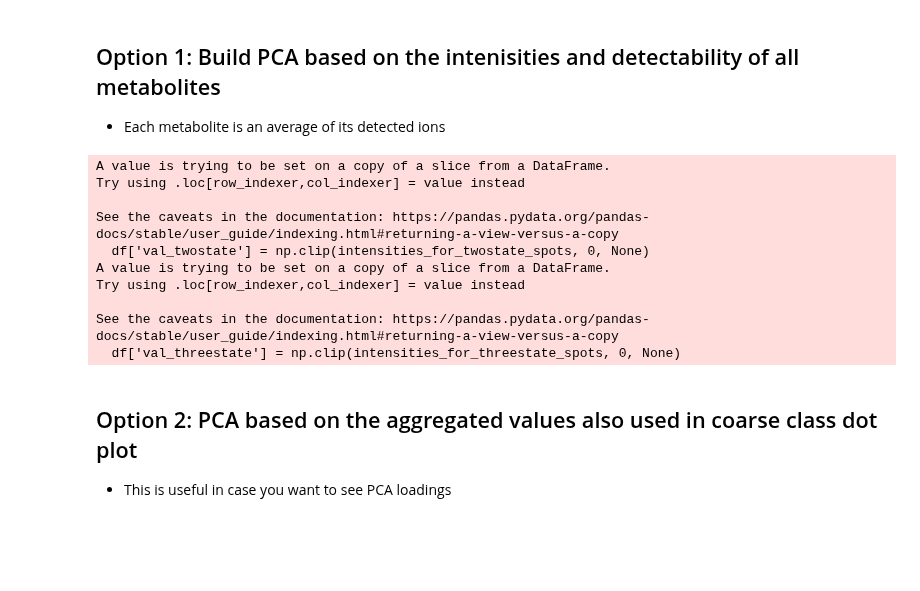
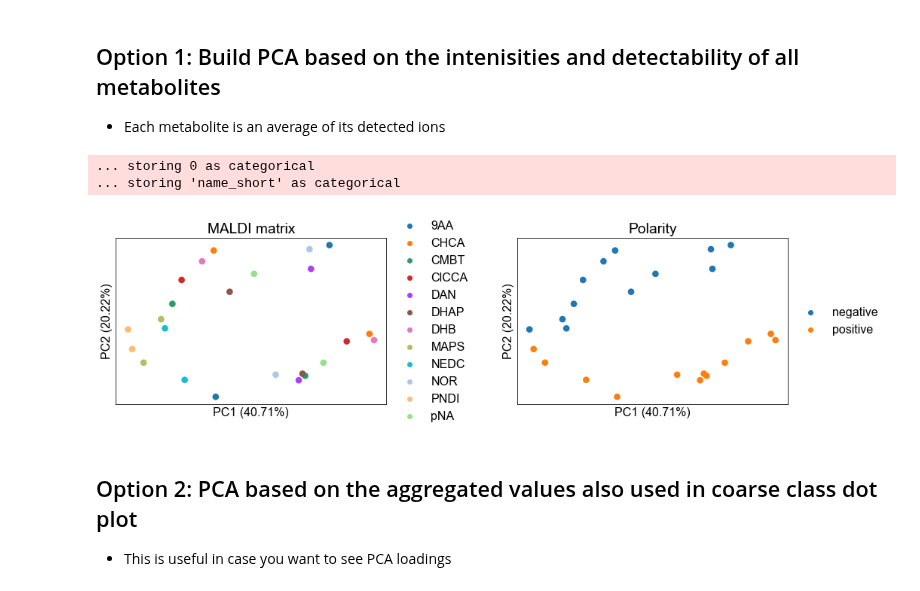
Before and after one commit to saharuka/metabolite_detectability, a Jupyter notebook: spotting/analysis/20_matrices/6_plots/q2d_protocol_PCA_comparison.ipynb, the cells around one changed output. Saved outputs shown, nothing was run; the diff lists cells and outputs as text; code cells hidden in the pictures; blank space fills up the shorter version.

Commit message:
Add PCA plot for EMBL matrix comparison

```diff
--- a/spotting/analysis/20_matrices/6_plots/q2d_protocol_PCA_comparison.ipynb
+++ b/spotting/analysis/20_matrices/6_plots/q2d_protocol_PCA_comparison.ipynb
@@ -16,16 +108,15 @@ rc('font',**{'family':'sans-serif',
 # %%
 p_root_dir = Path(ROOT_DIR).parents[0]
 p_data = p_root_dir / "5_data_analysis"
-p_out = p_root_dir / "6_plots/q2_plots/dot_plots"
+p_out = p_root_dir / "6_plots/q2_plots/pca_plots/EMBL_3ppm"
 
 # Metrics and Catboost predictions for all ions in their target wells
 p_predictions = p_data / "all_predictions_curated_11-Dec-2021.csv"
 
 # Dataset info (lab, matrix, polarity, m/z range, ids, etc.)
-p_datasets = p_data / "datasets.csv"
+p_datasets = p_data / "Datasets_1Jul2022.csv"
 
 # Classification
 p_chem_class = p_data / "custom_classification_v2.csv"
-p_pathways = p_data / "pathways_v2.csv"
 # %% [markdown]
 - Merge relevant info into one dataframe
@@ -124,40 +155,3 @@ df = pd.merge(predictions, datasets_info, left_on='dataset_id', right_on='Clone
 # %% [markdown]
 ## Option 1: Build PCA based on the intenisities and detectability of all metabolites
 - Each metabolite is an average of its detected ions
-# %%
-# Summarise data per molecule (intensities of its detected ions are summed)
-molecule_data = prep_pca_data(df,
-                              polarity_filter_on=False,
-                                   adduct_filter_on=False,
-                                   adducts_to_keep=None,
-                                   nl_filter_on=True,
-                                   neutral_losses_to_keep=[''],
-                                   intensity_col_name='val_threestate',
-                                   prediction_col_name = 'pred_threestate')
-
-pca = molecule_data.pivot_table(values=['val_threestate', 'pred_threestate'],
-                       index=['sample_name', 'Polarity'],
-                       columns='name_short')
-
-pca = pca.reset_index()
-adata = AnnData(pca.drop(columns=['sample_name', 'Polarity']),
-               obs = {'matrix':pca.sample_name.values,
-                     'polarity':pca.Polarity.values})
-
-# Apply Z-score normalisation
-sc.pp.scale(adata, zero_center=True)
-
-# Compute and plot PCA
-sc.tl.pca(adata, svd_solver='arpack')
-sc.pl.pca(adata, components=['1, 2'], color=['polarity', 'matrix'], size=400, ncols=2, legend_loc='right margin')
-# %% [output]
-A value is trying to be set on a copy of a slice from a DataFrame.
-Try using .loc[row_indexer,col_indexer] = value instead
-
-See the caveats in the documentation: https://pandas.pydata.org/pandas-docs/stable/user_guide/indexing.html#returning-a-view-versus-a-copy
-  df['val_twostate'] = np.clip(intensities_for_twostate_spots, 0, None)
-A value is trying to be set on a copy of a slice from a DataFrame.
-Try using .loc[row_indexer,col_indexer] = value instead
-
-See the caveats in the documentation: https://pandas.pydata.org/pandas-docs/stable/user_guide/indexing.html#returning-a-view-versus-a-copy
-  df['val_threestate'] = np.clip(intensities_for_threestate_spots, 0, None)
@@ -164,3 +182,41 @@ See the caveats in the documentation: https://pandas.pydata.org/pandas-docs/stab
+# %%
+# fname = "PCA_EMBL_matrices_neg"
+# with rc_context():
+#     ax = sc.pl.pca(adata,
+#                    components=['1, 2'],
+#                    color=['Matrix short'],
+#                    size=300,
+#                    ncols=2,
+#                    legend_loc='right margin',
+#                    show=False,
+#                    wspace=0.35,
+#                    annotate_var_explained = True)
+#     ax.set_title('MALDI matrix')
+#     plt.tight_layout()
+#     plt.savefig(p_out/ f"{fname}.png")
+#     plt.savefig(p_out / f"{fname}.pdf")
+
+
+fname = "PCA_EMBL_matrices_both"
+with rc_context():
+    ax = sc.pl.pca(adata,
+                   components=['1, 2'],
+                   color=['Matrix short', 'Polarity'],
+                   size=300,
+                   ncols=2,
+                   legend_loc='right margin',
+                   show=False,
+                   wspace=0.35,
+                   annotate_var_explained = True)
+    ax[0].set_title('MALDI matrix')
+    ax[1].set_title('Polarity')
+    plt.tight_layout()
+#     plt.savefig(p_out/ f"{fname}.png")
+#     plt.savefig(p_out / f"{fname}.pdf")
+# %% [output]
+... storing 0 as categorical
+... storing 'name_short' as categorical
+[figure, added]
 # %% [markdown]
 ## Option 2: PCA based on the aggregated values also used in coarse class dot plot
 - This is useful in case you want to see PCA loadings
```
Also changed, not shown: parts of 15 cells of this notebook.
